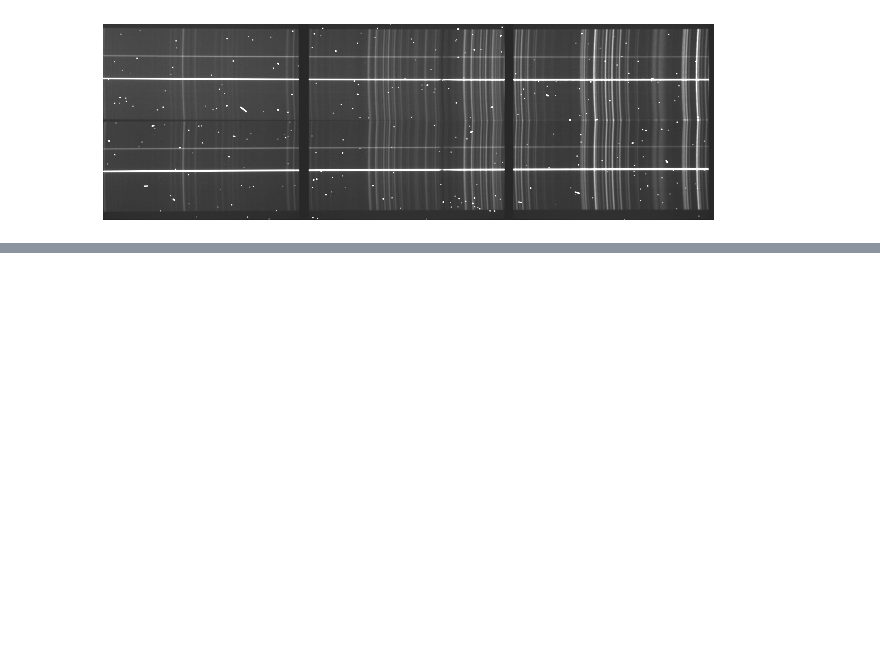
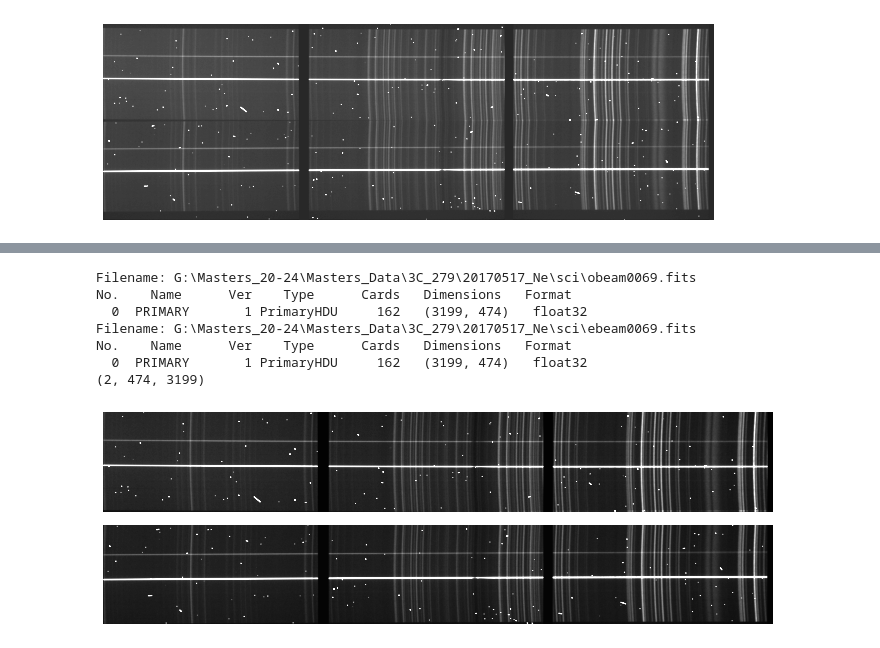
Before and after one commit to JustinotherGitter/Masters-Thesis, a Jupyter notebook: chapter_3/FITS_images.ipynb, the cells around one changed output, grey strips where cells are left out. Saved outputs shown, nothing was run; the diff lists cells and outputs as text; code cells hidden in the pictures; blank space fills up the shorter version.

```diff
--- a/chapter_3/FITS_images.ipynb
+++ b/chapter_3/FITS_images.ipynb
@@ -66,0 +67,32 @@ No.    Name      Ver    Type      Cards   Dimensions   Format
+# %%
+# CH03 - S03.2.1
+
+image_fileO = get_pkg_data_filename('G:/Masters_20-24/Masters_Data/3C_279/20170517_Ne/sci/obeam0069.fits')
+image_fileE = get_pkg_data_filename('G:/Masters_20-24/Masters_Data/3C_279/20170517_Ne/sci/ebeam0069.fits')
+
+fits.info(image_fileO)
+fits.info(image_fileE)
+
+image_data = [0, 1]
+image_data[0] = fits.getdata(image_fileO, ext=0)
+image_data[1] = fits.getdata(image_fileE, ext=0)
+image_data = np.array(image_data)
+print(image_data.shape)
+
+fig, axs = plt.subplots(2, figsize=(9.597, 3.584))
+for i in [0, 1]:
+    axs[i].imshow(image_data[i], cmap='gray', vmax=np.mean(image_data[i]) + 2 * np.std(image_data[i]), origin='lower')
+    axs[i].grid()
+    axs[i].axis('off')
+
+plt.savefig('../figures/3_OEsplit.pdf', bbox_inches='tight') # Can save as svg for editing in inkscape
+plt.show()
+# %% [output]
+Filename: G:\Masters_20-24\Masters_Data\3C_279\20170517_Ne\sci\obeam0069.fits
+No.    Name      Ver    Type      Cards   Dimensions   Format
+  0  PRIMARY       1 PrimaryHDU     162   (3199, 474)   float32
+Filename: G:\Masters_20-24\Masters_Data\3C_279\20170517_Ne\sci\ebeam0069.fits
+No.    Name      Ver    Type      Cards   Dimensions   Format
+  0  PRIMARY       1 PrimaryHDU     162   (3199, 474)   float32
+(2, 474, 3199)
+[figure, added]
```
Also changed, not shown: parts of 1 cell of this notebook, 7 other files.
